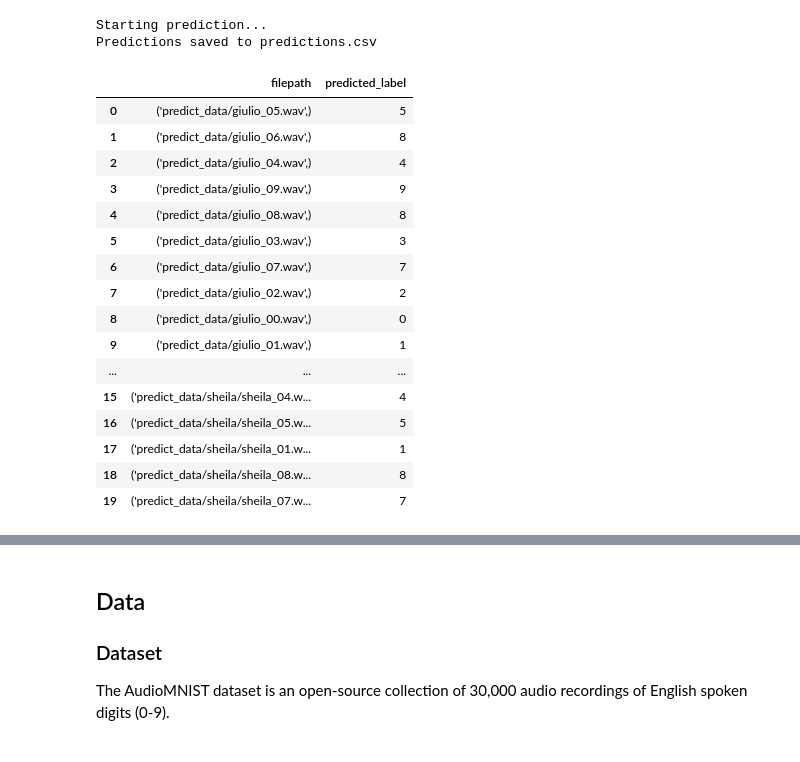
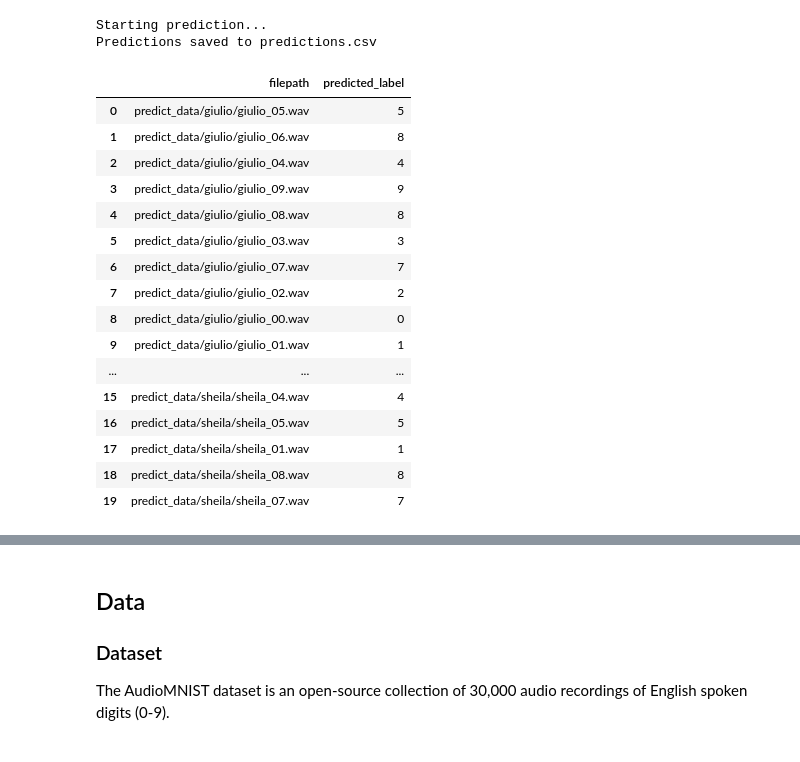
Before and after one commit to inspektral/audioMNIST-classifier, a Jupyter notebook: report.ipynb, the cells around one changed output, grey strips where cells are left out. Drawn from its saved outputs; the diff is of its cells as text; code cells hidden in the pictures.

```diff
--- a/report.ipynb
+++ b/report.ipynb
@@ -37,23 +39,23 @@ In the predict_data folder there are already some files that can be used for pre
 Starting prediction...
 Predictions saved to predictions.csv
 # %%
-predicitons_df = pd.read_csv('predictions.csv')
-predicitons_df
+predictions_df = pd.read_csv('predictions.csv')
+predictions_df
 # %% [output]
 |  | filepath | predicted_label |
-| 0 | ('predict_data/giulio_05.wav',) | 5 |
-| 1 | ('predict_data/giulio_06.wav',) | 8 |
-| 2 | ('predict_data/giulio_04.wav',) | 4 |
-| 3 | ('predict_data/giulio_09.wav',) | 9 |
-| 4 | ('predict_data/giulio_08.wav',) | 8 |
-| 5 | ('predict_data/giulio_03.wav',) | 3 |
-| 6 | ('predict_data/giulio_07.wav',) | 7 |
-| 7 | ('predict_data/giulio_02.wav',) | 2 |
-| 8 | ('predict_data/giulio_00.wav',) | 0 |
-| 9 | ('predict_data/giulio_01.wav',) | 1 |
+| 0 | predict_data/giulio/giulio_05.wav | 5 |
+| 1 | predict_data/giulio/giulio_06.wav | 8 |
+| 2 | predict_data/giulio/giulio_04.wav | 4 |
+| 3 | predict_data/giulio/giulio_09.wav | 9 |
+| 4 | predict_data/giulio/giulio_08.wav | 8 |
+| 5 | predict_data/giulio/giulio_03.wav | 3 |
+| 6 | predict_data/giulio/giulio_07.wav | 7 |
+| 7 | predict_data/giulio/giulio_02.wav | 2 |
+| 8 | predict_data/giulio/giulio_00.wav | 0 |
+| 9 | predict_data/giulio/giulio_01.wav | 1 |
 | ... | ... | ... |
-| 15 | ('predict_data/sheila/sheila_04.w... | 4 |
-| 16 | ('predict_data/sheila/sheila_05.w... | 5 |
-| 17 | ('predict_data/sheila/sheila_01.w... | 1 |
-| 18 | ('predict_data/sheila/sheila_08.w... | 8 |
-| 19 | ('predict_data/sheila/sheila_07.w... | 7 |
+| 15 | predict_data/sheila/sheila_04.wav | 4 |
+| 16 | predict_data/sheila/sheila_05.wav | 5 |
+| 17 | predict_data/sheila/sheila_01.wav | 1 |
+| 18 | predict_data/sheila/sheila_08.wav | 8 |
+| 19 | predict_data/sheila/sheila_07.wav | 7 |
```
Also changed, not shown: parts of 2 cells of this notebook, 2 other files.
